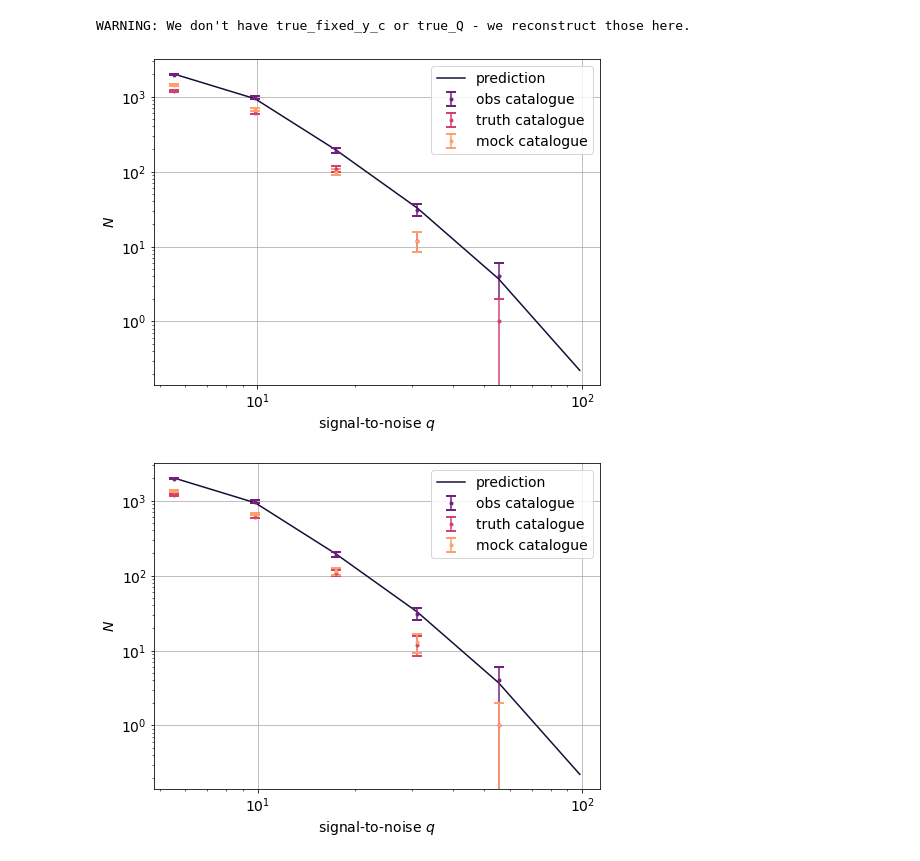
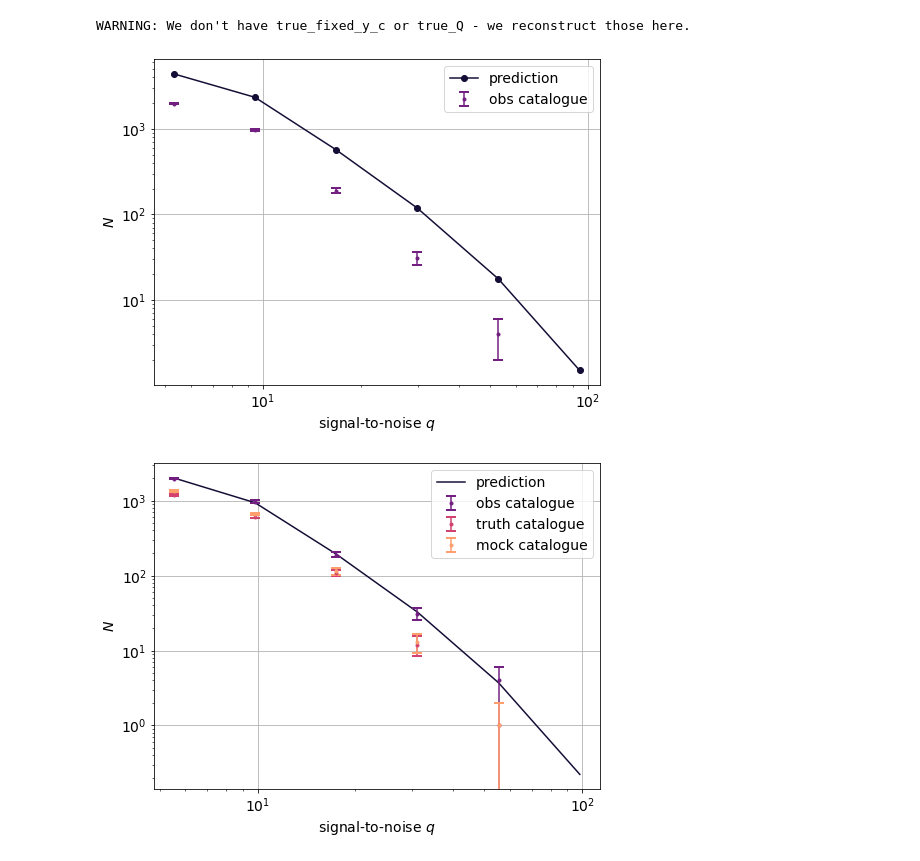
Before and after one commit to simonsobs/SOLikeT, a Jupyter notebook: soliket/clusters/notebooks/DR5-compare-SOLikeT-mocks-sim-kit_NemoCCL_A10tSZ_DR5White_ACT-DR5_tenToA0Tuned-Q_injection_boris.ipynb, the cells around one changed output. Saved outputs shown, nothing was run; the diff lists cells and outputs as text; code cells hidden in the pictures.

```diff
--- a/soliket/clusters/notebooks/DR5-compare-SOLikeT-mocks-sim-kit_NemoCCL_A10tSZ_DR5White_ACT-DR5_tenToA0Tuned-Q_injection_boris.ipynb
+++ b/soliket/clusters/notebooks/DR5-compare-SOLikeT-mocks-sim-kit_NemoCCL_A10tSZ_DR5White_ACT-DR5_tenToA0Tuned-Q_injection_boris.ipynb
@@ -85,10 +85,10 @@ info = {
 
     },
     'YM': {
-        'Mpivot': 4.25e14*0.68
+        'Mpivot': 4.25e14#*0.68
     },
     'selfunc': {
-        'SNRcut': 5.,
+        'SNRcut': 9.,
         'single_tile_test': "no",
         'mode': 'injection',
         'dwnsmpl_bins': 50,
@@ -116,7 +116,7 @@ info = {
         }
     }
     }},
-    'theory': {'soliket.binned_clusters.CCL':
+    'theory': {'soliket.clusters.CCL':
                {'transfer_function': 'boltzmann_camb',
                 'matter_pk': 'halofit',
                 'baryons_pk': 'nobaryons',
@@ -289,26 +353,29 @@ for i in range(len(z)):
 # %%
 color_list = plt.cm.magma(np.linspace(0.1,0.8,13))
 # %%
+color_list = plt.cm.magma(np.linspace(0.1,0.8,13))
+
 plt.figure(figsize=(8,6))
-plt.plot(q, Nq, color=color_list[0], label='prediction')
+plt.plot(q, Nq, color=color_list[0], label='prediction',marker='o')
 plt.errorbar(q, catNq, yerr=np.sqrt(catNq), color=color_list[4], fmt='o', ms=3, capsize=5, \
              capthick=2, ls='none', label='obs catalogue')
-plt.errorbar(q, Nq_truth, yerr=np.sqrt(Nq_truth), color=color_list[8], fmt='o', ms=3, capsize=5, \
-             capthick=2, ls='none', label='truth catalogue')
-plt.errorbar(q, Nq_mock, yerr=np.sqrt(Nq_mock), color=color_list[12], fmt='o', ms=3, capsize=5, \
-             capthick=2, ls='none', label='mock catalogue')
+
+# plt.errorbar(q, Nq_truth, yerr=np.sqrt(Nq_truth), color=color_list[8], fmt='o', ms=3, capsize=5, \
+#              capthick=2, ls='none', label='truth catalogue')
+# plt.errorbar(q, Nq_mock, yerr=np.sqrt(Nq_mock), color=color_list[12], fmt='o', ms=3, capsize=5, \
+#              capthick=2, ls='none', label='mock catalogue')
 plt.xlabel('signal-to-noise $q$', fontsize=14)
 plt.ylabel('$N$', fontsize=14)
 plt.xscale('log')
 plt.yscale('log')
 # plt.title('WebSkyHalos A10tSZ cat comparison', fontsize=14)
 plt.xticks(fontsize=14)
 plt.yticks(fontsize=14)
 plt.legend(fontsize=14)
 plt.grid()
 plt.show()
 # %% [output]
-[figure, old version]
+[figure, new version]
 # %%
 plt.figure(figsize=(8,6))
 plt.plot(q, Nq, color=color_list[0], label='prediction')
```
Also changed, not shown: parts of 4 cells of this notebook, 3 other files.
